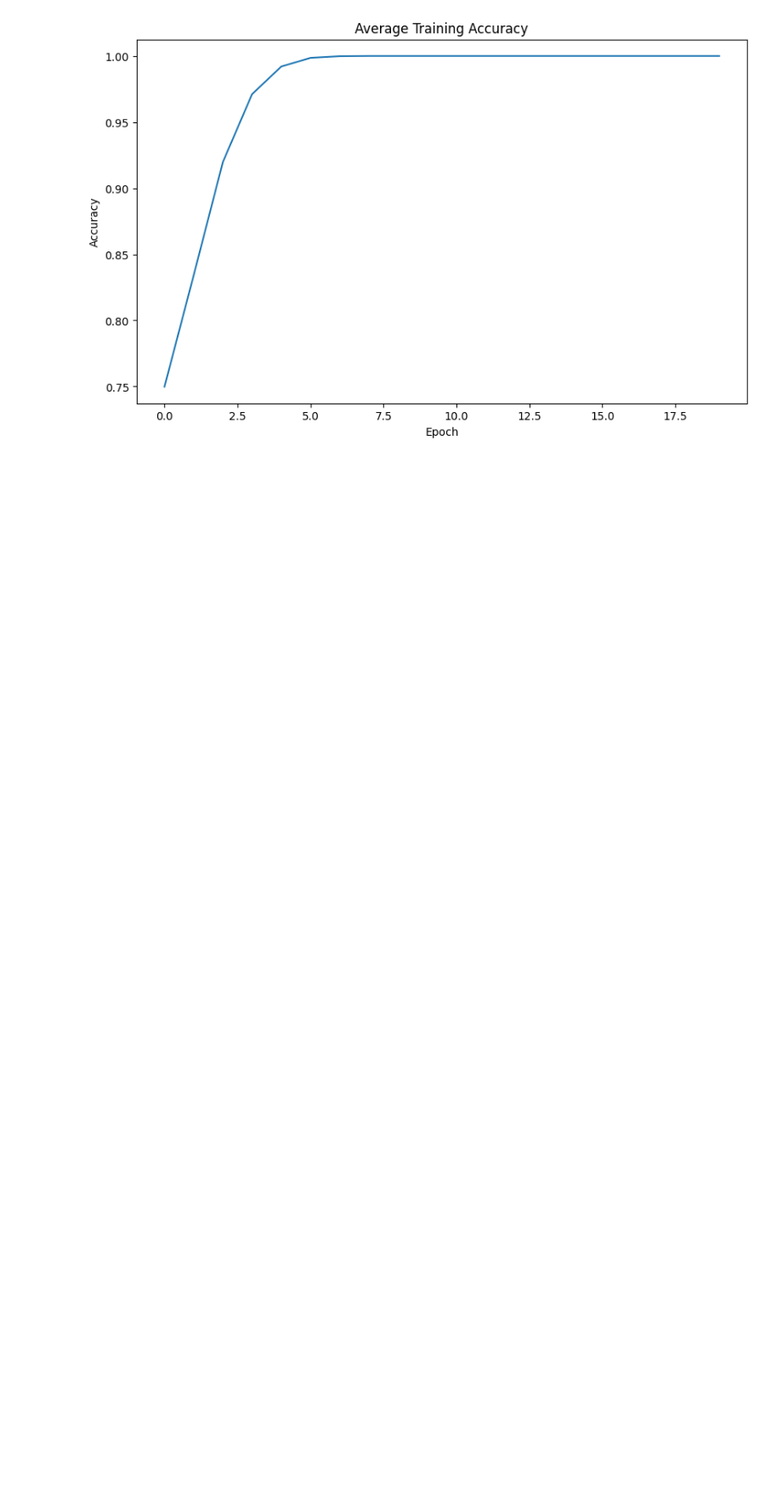
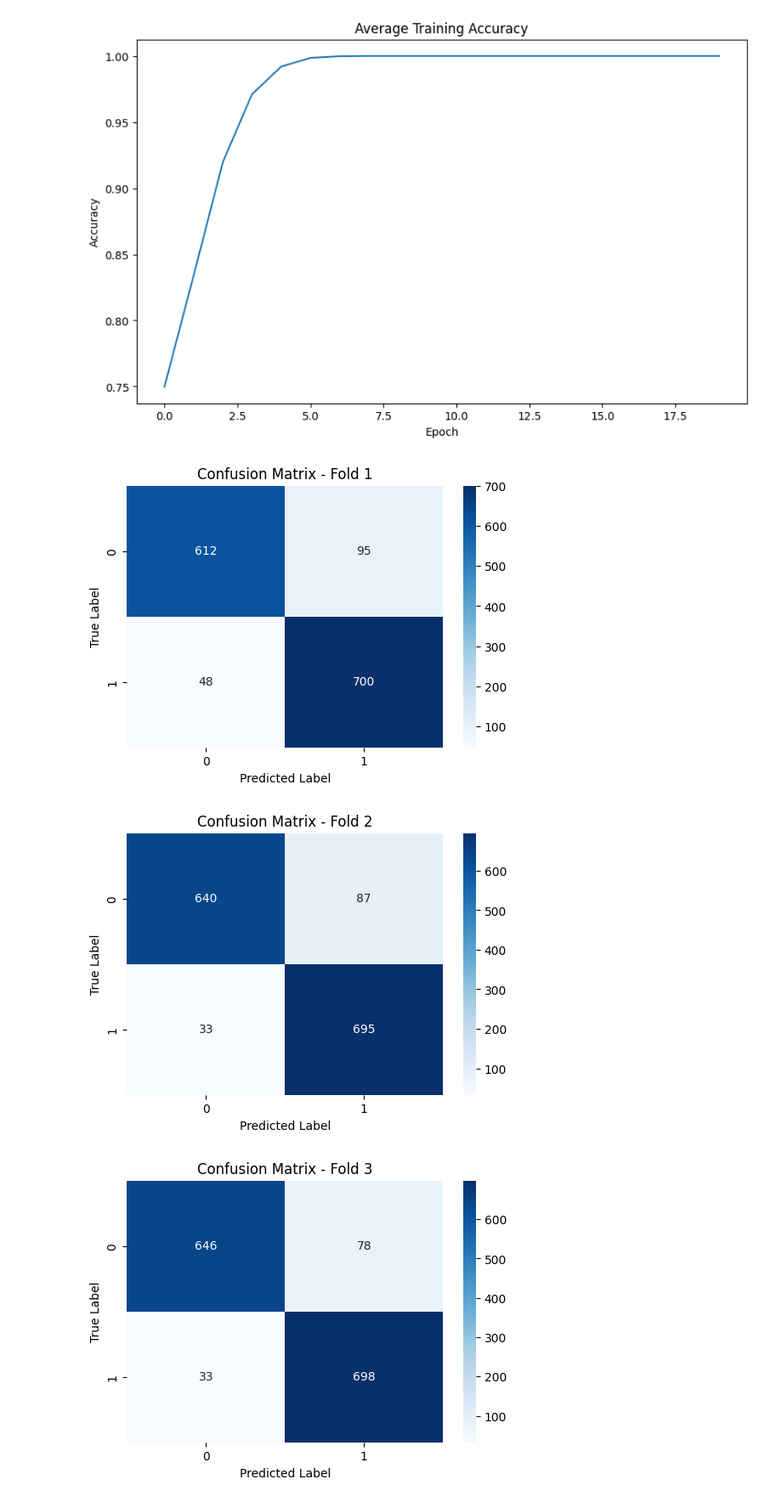
Before and after one commit to buntueng/Kenkyu, a Jupyter notebook: CNMC2019/CNN/ams_result.ipynb, the cells around one changed output. Shown: that part at 85% size. Cells and saved outputs as stored; diff of their text form; code cells hidden in the pictures; blank space fills up the shorter version.

```diff
--- a/CNMC2019/CNN/ams_result.ipynb
+++ b/CNMC2019/CNN/ams_result.ipynb
@@ -129,3 +129,18 @@ plt.title("Average Training Accuracy")
 plt.show()
 # %% [output]
 [figure]
+# %%
+for fold in range(10):
+    # Load the confusion matrix data for the current fold
+    cm_data = pd.read_csv(f"GLCM_AMS_Result/fold_{fold + 1}_confusion_matrix_data.csv")
+    cm = confusion_matrix(cm_data["true_labels"], cm_data["predicted_labels"])
+    plt.figure(figsize=(6, 4))
+    sns.heatmap(cm, annot=True, fmt="d", cmap="Blues")
+    plt.xlabel("Predicted Label")
+    plt.ylabel("True Label")
+    plt.title(f"Confusion Matrix - Fold {fold + 1}")
+    plt.show()
+# %% [output]
+[figure, added]
+[figure, added]
+[figure, added]
```
Also changed, not shown: parts of 4 cells of this notebook.
